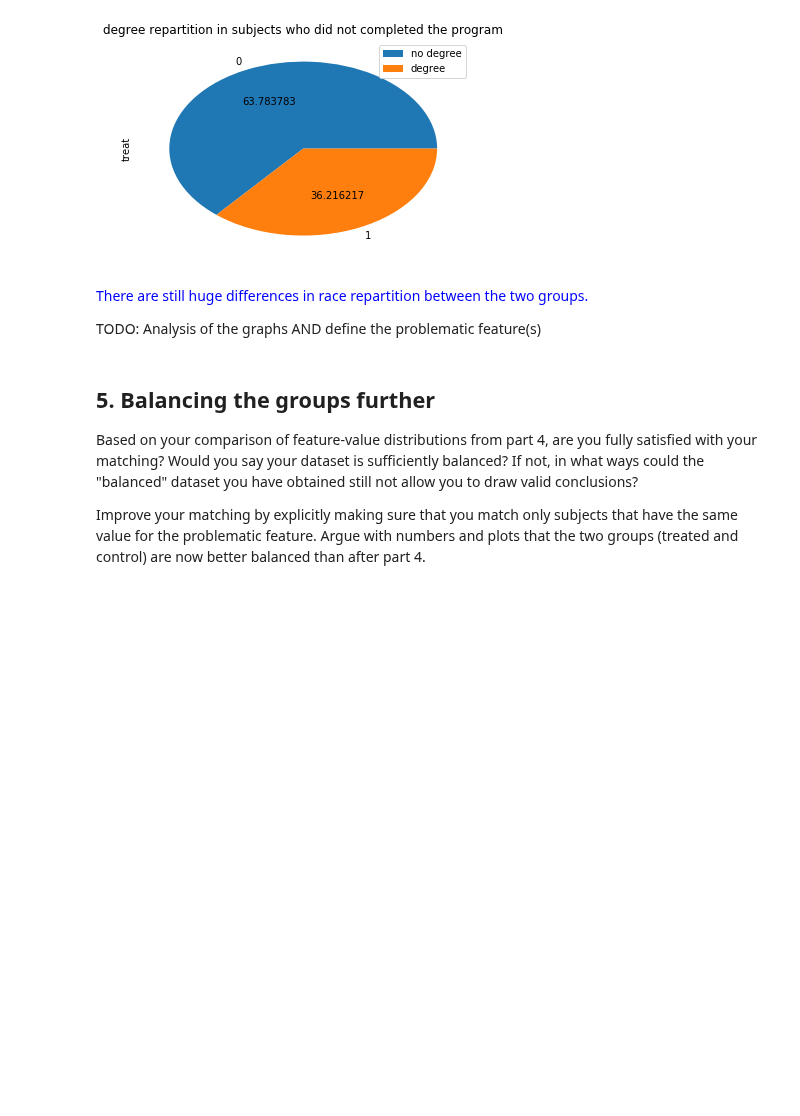
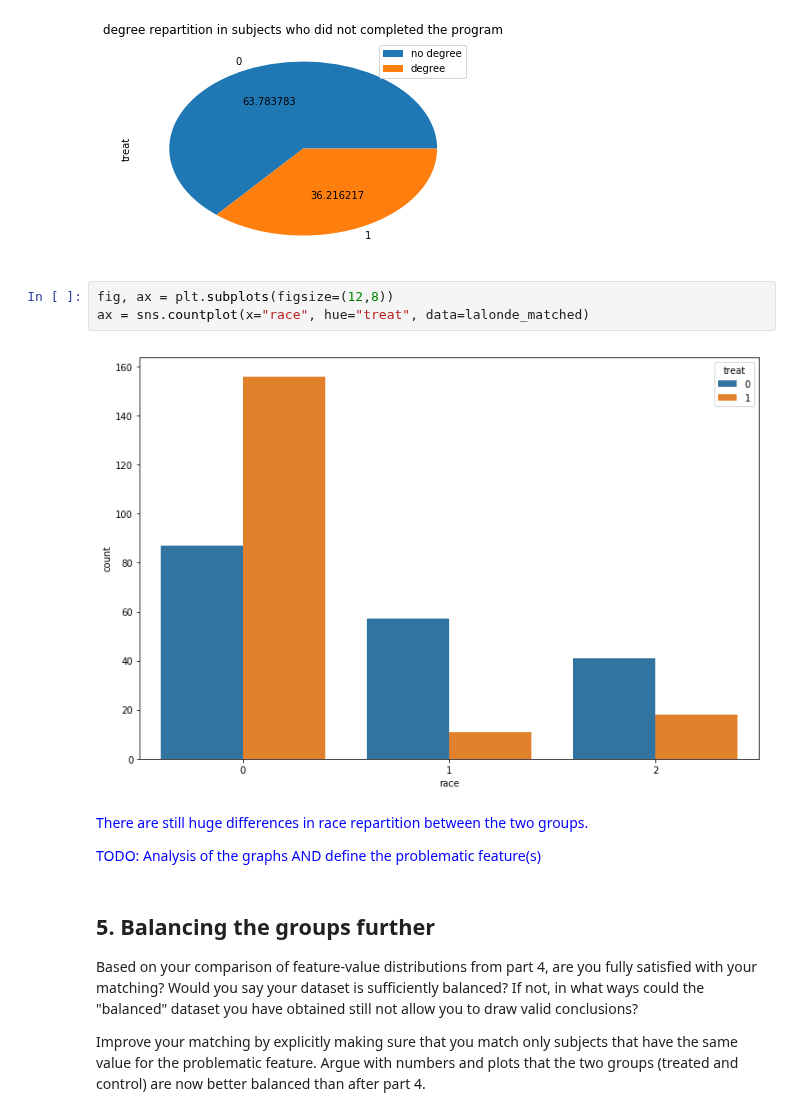
Before and after one commit to mosimann/ADA, a Jupyter notebook: 04 - Applied ML/Homework 4.ipynb, the cells around one changed output. Drawn from its saved outputs; the diff is of its cells as text; blank space fills up the shorter version.

```diff
--- a/04 - Applied ML/Homework 4.ipynb
+++ b/04 - Applied ML/Homework 4.ipynb
@@ -350,10 +350,15 @@ for features in ['race', 'married', 'degree']:
 [figure]
 [figure]
 [figure]
+# %%
+fig, ax = plt.subplots(figsize=(12,8))
+ax = sns.countplot(x="race", hue="treat", data=lalonde_matched)
+# %% [output]
+[figure, added]
 # %% [markdown]
 <span style="color:blue">There are still huge differences in race repartition between the two groups.
 
-TODO: Analysis of the graphs AND define the problematic feature(s)
+<span style="color:blue">TODO: Analysis of the graphs AND define the problematic feature(s)
 # %% [markdown]
 ## 5. Balancing the groups further
 
```
Also changed, not shown: parts of 2 cells of this notebook.
